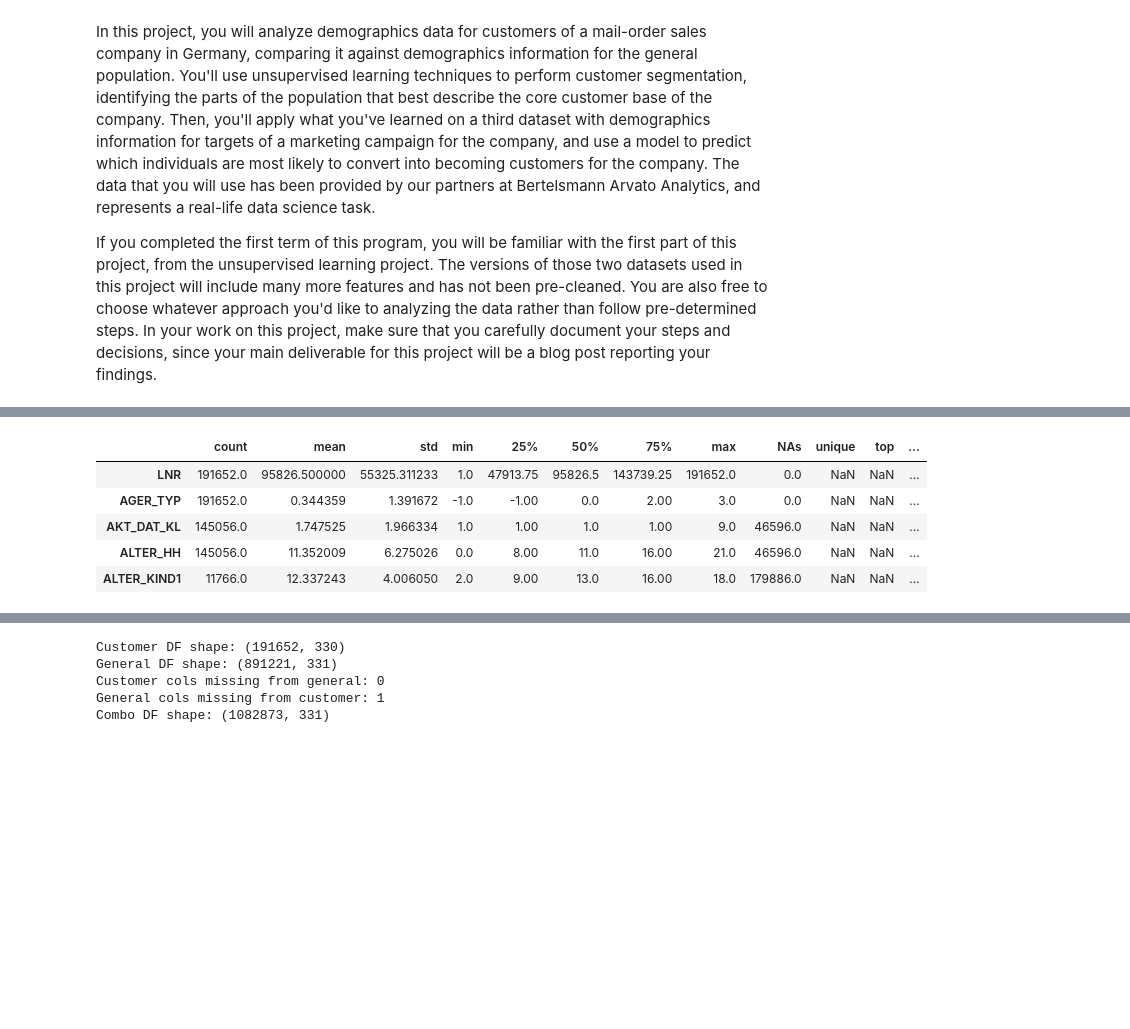
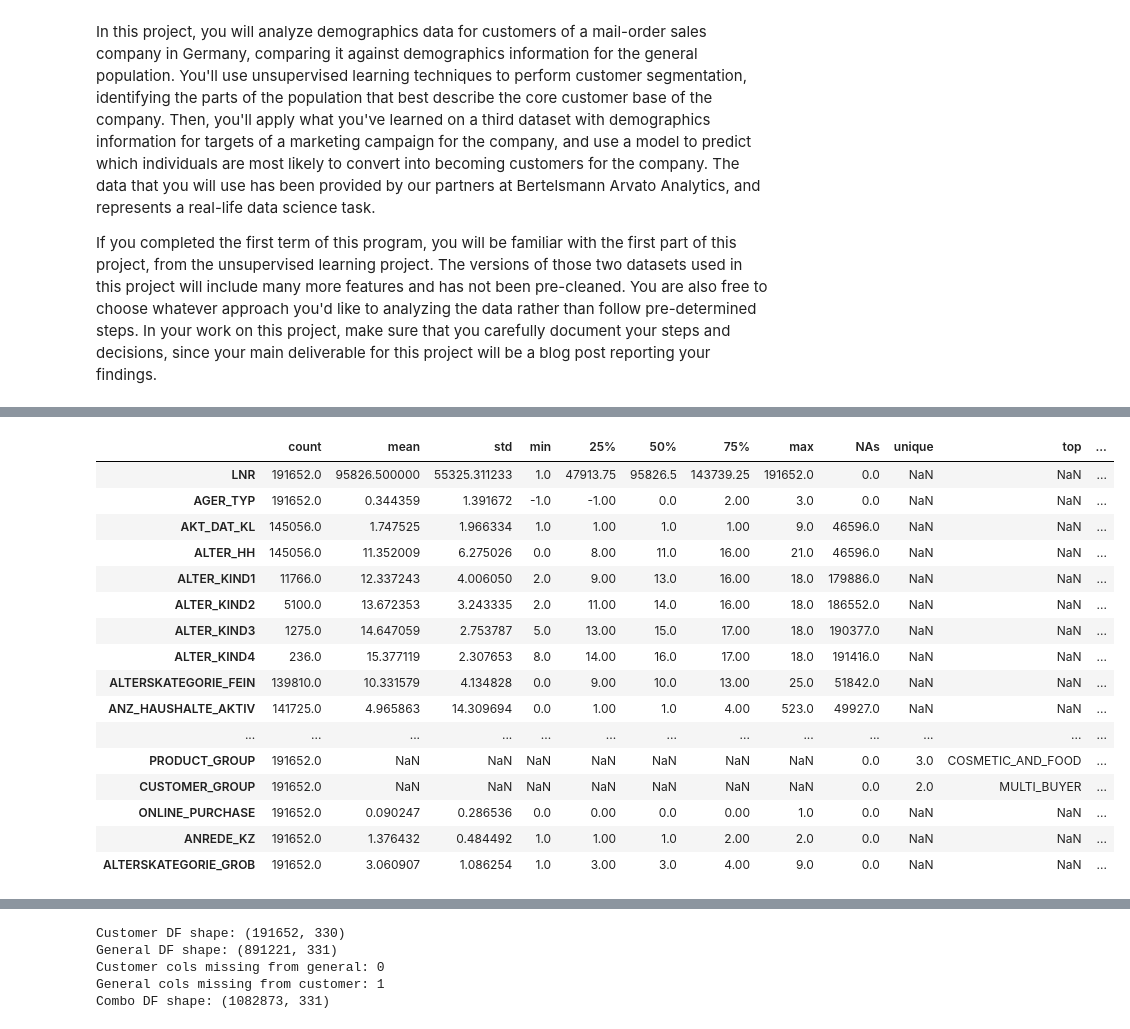
Before and after one commit to dsduncan/udsn_capstone, a Jupyter notebook: Arvato Project Workbook.ipynb, the cells around one changed output, grey strips where cells are left out. Cells and saved outputs as stored; diff of their text form; code cells hidden in the pictures; blank space fills up the shorter version.

```diff
--- a/Arvato Project Workbook.ipynb
+++ b/Arvato Project Workbook.ipynb
@@ -34,14 +40,28 @@ def df_desc(in_df):
 
     out_df = pd.DataFrame(df_rows, index=cols)
     return out_df
-
-descs = df_desc(customers)
-descs.to_csv('variables_descs.csv')
-descs.head()
-# %% [output]
-|  | count | mean | std | min | 25% | 50% | 75% | max | NAs | unique | top | ... |
-| LNR | 191652.0 | 95826.500000 | 55325.311233 | 1.0 | 47913.75 | 95826.5 | 143739.25 | 191652.0 | 0.0 | NaN | NaN | ... |
-| AGER_TYP | 191652.0 | 0.344359 | 1.391672 | -1.0 | -1.00 | 0.0 | 2.00 | 3.0 | 0.0 | NaN | NaN | ... |
-| AKT_DAT_KL | 145056.0 | 1.747525 | 1.966334 | 1.0 | 1.00 | 1.0 | 1.00 | 9.0 | 46596.0 | NaN | NaN | ... |
-| ALTER_HH | 145056.0 | 11.352009 | 6.275026 | 0.0 | 8.00 | 11.0 | 16.00 | 21.0 | 46596.0 | NaN | NaN | ... |
-| ALTER_KIND1 | 11766.0 | 12.337243 | 4.006050 | 2.0 | 9.00 | 13.0 | 16.00 | 18.0 | 179886.0 | NaN | NaN | ... |
+# %%
+# Customer dataset
+c_descs = df_desc(customers)
+c_descs.to_csv('variables_descs.csv')
+
+with pd.option_context('display.max_rows', None, 'display.max_columns', None):  # more options can be specified also
+    display(c_descs)
+# %% [output]
+|  | count | mean | std | min | 25% | 50% | 75% | max | NAs | unique | top | ... |
+| LNR | 191652.0 | 95826.500000 | 55325.311233 | 1.0 | 47913.75 | 95826.5 | 143739.25 | 191652.0 | 0.0 | NaN | NaN | ... |
+| AGER_TYP | 191652.0 | 0.344359 | 1.391672 | -1.0 | -1.00 | 0.0 | 2.00 | 3.0 | 0.0 | NaN | NaN | ... |
+| AKT_DAT_KL | 145056.0 | 1.747525 | 1.966334 | 1.0 | 1.00 | 1.0 | 1.00 | 9.0 | 46596.0 | NaN | NaN | ... |
+| ALTER_HH | 145056.0 | 11.352009 | 6.275026 | 0.0 | 8.00 | 11.0 | 16.00 | 21.0 | 46596.0 | NaN | NaN | ... |
+| ALTER_KIND1 | 11766.0 | 12.337243 | 4.006050 | 2.0 | 9.00 | 13.0 | 16.00 | 18.0 | 179886.0 | NaN | NaN | ... |
+| ALTER_KIND2 | 5100.0 | 13.672353 | 3.243335 | 2.0 | 11.00 | 14.0 | 16.00 | 18.0 | 186552.0 | NaN | NaN | ... |
+| ALTER_KIND3 | 1275.0 | 14.647059 | 2.753787 | 5.0 | 13.00 | 15.0 | 17.00 | 18.0 | 190377.0 | NaN | NaN | ... |
+| ALTER_KIND4 | 236.0 | 15.377119 | 2.307653 | 8.0 | 14.00 | 16.0 | 17.00 | 18.0 | 191416.0 | NaN | NaN | ... |
+| ALTERSKATEGORIE_FEIN | 139810.0 | 10.331579 | 4.134828 | 0.0 | 9.00 | 10.0 | 13.00 | 25.0 | 51842.0 | NaN | NaN | ... |
+| ANZ_HAUSHALTE_AKTIV | 141725.0 | 4.965863 | 14.309694 | 0.0 | 1.00 | 1.0 | 4.00 | 523.0 | 49927.0 | NaN | NaN | ... |
+| ... | ... | ... | ... | ... | ... | ... | ... | ... | ... | ... | ... | ... |
+| PRODUCT_GROUP | 191652.0 | NaN | NaN | NaN | NaN | NaN | NaN | NaN | 0.0 | 3.0 | COSMETIC_AND_FOOD | ... |
+| CUSTOMER_GROUP | 191652.0 | NaN | NaN | NaN | NaN | NaN | NaN | NaN | 0.0 | 2.0 | MULTI_BUYER | ... |
+| ONLINE_PURCHASE | 191652.0 | 0.090247 | 0.286536 | 0.0 | 0.00 | 0.0 | 0.00 | 1.0 | 0.0 | NaN | NaN | ... |
+| ANREDE_KZ | 191652.0 | 1.376432 | 0.484492 | 1.0 | 1.00 | 1.0 | 2.00 | 2.0 | 0.0 | NaN | NaN | ... |
+| ALTERSKATEGORIE_GROB | 191652.0 | 3.060907 | 1.086254 | 1.0 | 3.00 | 3.0 | 4.00 | 9.0 | 0.0 | NaN | NaN | ... |
```
Also changed, not shown: parts of 11 cells of this notebook.
